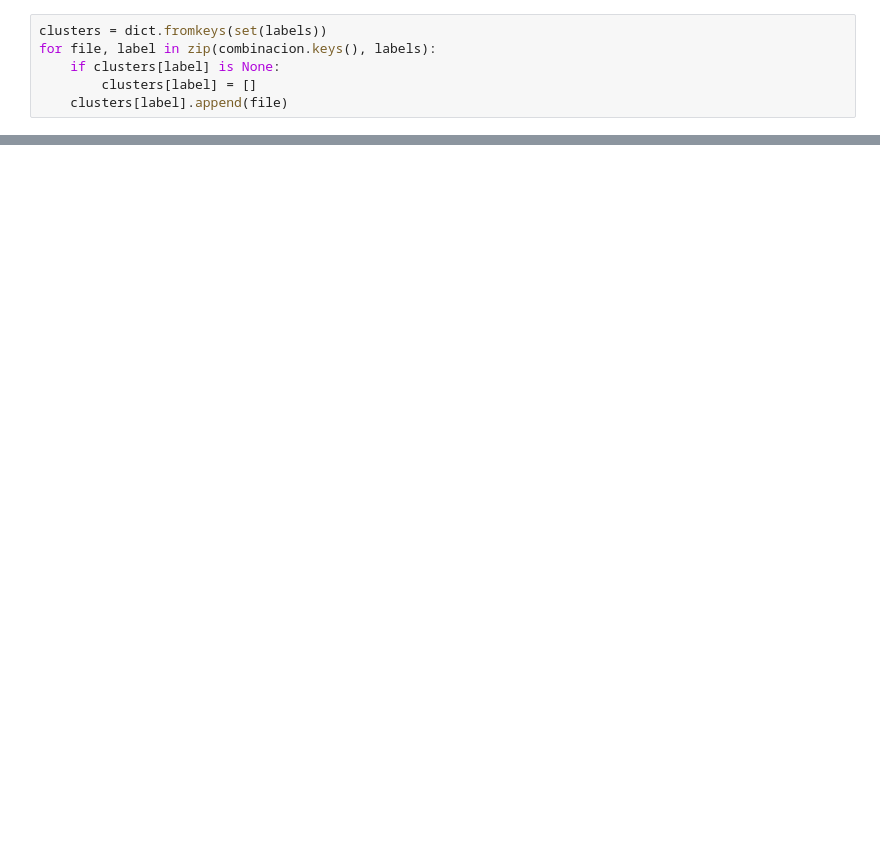
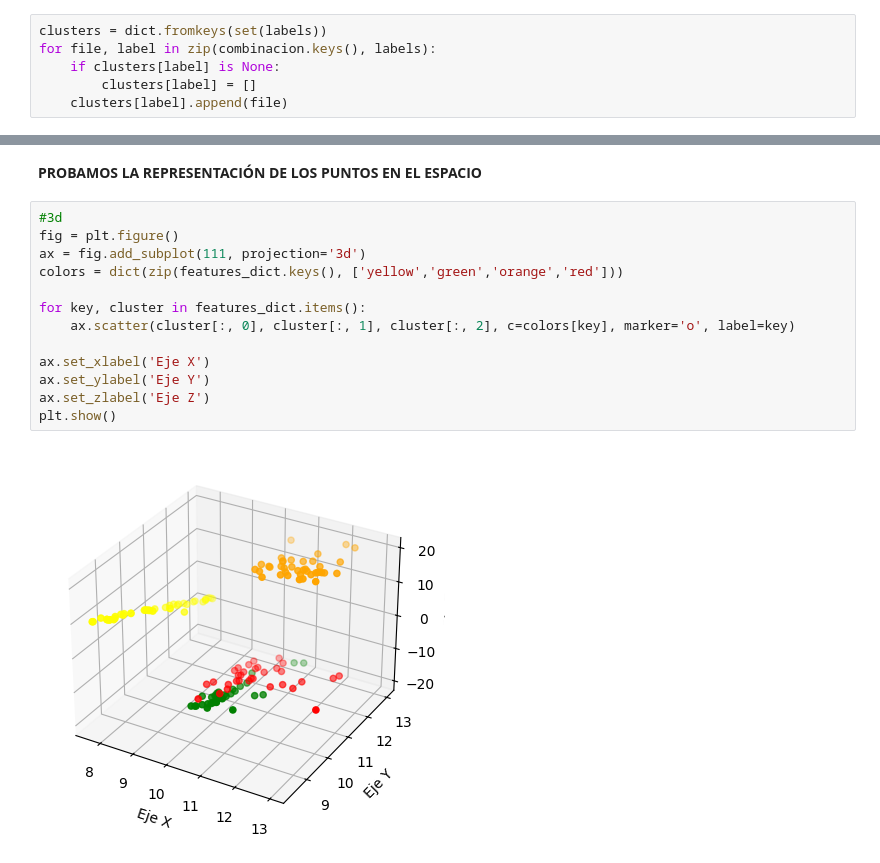
Before and after one commit to Juan2000-coder/Speech_Recognition, a Jupyter notebook: implementation/images/kmeans_tests/test8.ipynb, the cells around one changed output, grey strips where cells are left out. Drawn from its saved outputs; the diff is of its cells as text; blank space fills up the shorter version.

Commit message:
incorporacion Hu y graficación de puntos

```diff
--- a/implementation/images/kmeans_tests/test8.ipynb
+++ b/implementation/images/kmeans_tests/test8.ipynb
@@ -184,0 +205,17 @@ for key, cluster in clusters.items():
+# %% [markdown]
+**PROBAMOS LA REPRESENTACIÓN DE LOS PUNTOS EN EL ESPACIO**
+# %%
+#3d
+fig = plt.figure()
+ax = fig.add_subplot(111, projection='3d')
+colors = dict(zip(features_dict.keys(), ['yellow','green','orange','red']))
+
+for key, cluster in features_dict.items():
+    ax.scatter(cluster[:, 0], cluster[:, 1], cluster[:, 2], c=colors[key], marker='o', label=key)
+
+ax.set_xlabel('Eje X')
+ax.set_ylabel('Eje Y')
+ax.set_zlabel('Eje Z')
+plt.show()
+# %% [output]
+[figure, added]
```
Also changed, not shown: parts of 7 cells of this notebook, 2 other files.
